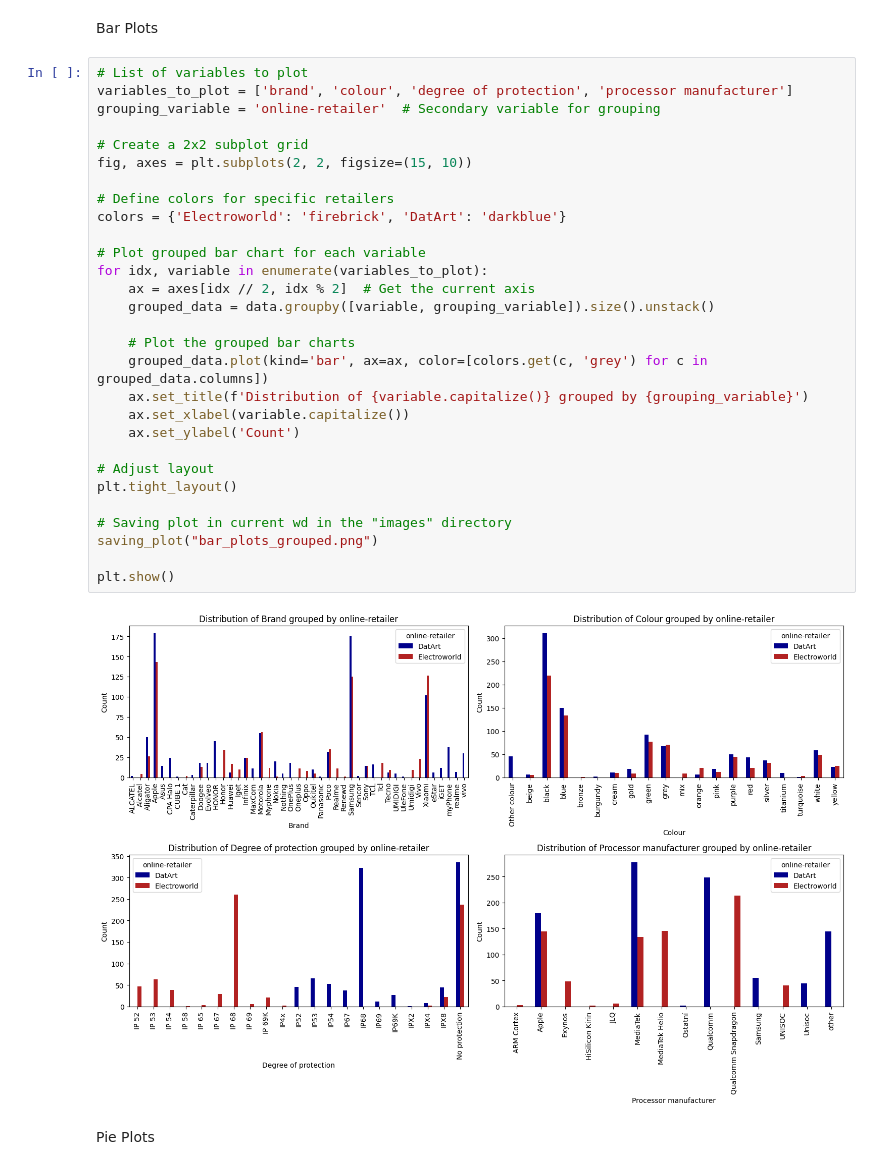
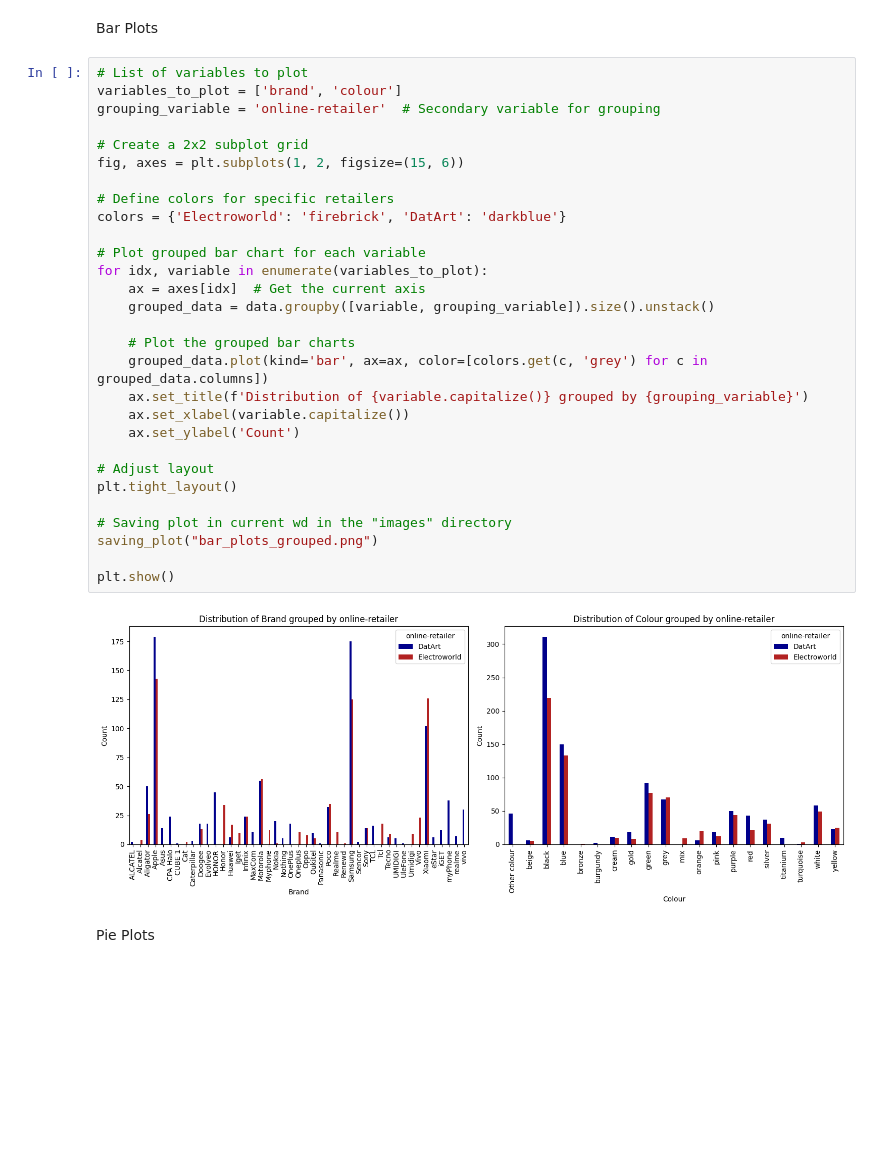
Before and after one commit to N0Data4U/Data-Processing-Project, a Jupyter notebook: data_analysis.ipynb, the cells around one changed output. Drawn from its saved outputs; the diff is of its cells as text; blank space fills up the shorter version.

```diff
--- a/data_analysis.ipynb
+++ b/data_analysis.ipynb
@@ -119,35 +57,35 @@ Creating some visualizations to analyze some variables.
 Bar Plots
 # %%
 # List of variables to plot
-variables_to_plot = ['brand', 'colour', 'degree of protection', 'processor manufacturer']
+variables_to_plot = ['brand', 'colour']
 grouping_variable = 'online-retailer'  # Secondary variable for grouping
 
 # Create a 2x2 subplot grid
-fig, axes = plt.subplots(2, 2, figsize=(15, 10))
+fig, axes = plt.subplots(1, 2, figsize=(15, 6))
 
 # Define colors for specific retailers
 colors = {'Electroworld': 'firebrick', 'DatArt': 'darkblue'}
 
 # Plot grouped bar chart for each variable
 for idx, variable in enumerate(variables_to_plot):
-    ax = axes[idx // 2, idx % 2]  # Get the current axis
+    ax = axes[idx]  # Get the current axis
     grouped_data = data.groupby([variable, grouping_variable]).size().unstack()
 
     # Plot the grouped bar charts
     grouped_data.plot(kind='bar', ax=ax, color=[colors.get(c, 'grey') for c in grouped_data.columns])
     ax.set_title(f'Distribution of {variable.capitalize()} grouped by {grouping_variable}')
     ax.set_xlabel(variable.capitalize())
     ax.set_ylabel('Count')
 
 # Adjust layout
 plt.tight_layout()
 
 # Saving plot in current wd in the "images" directory
 saving_plot("bar_plots_grouped.png")
 
 plt.show()
 # %% [output]
-[figure, old version]
+[figure, new version]
 # %% [markdown]
 Pie Plots
 # %%
```
Also changed, not shown: parts of 18 cells of this notebook, 25 other files.
